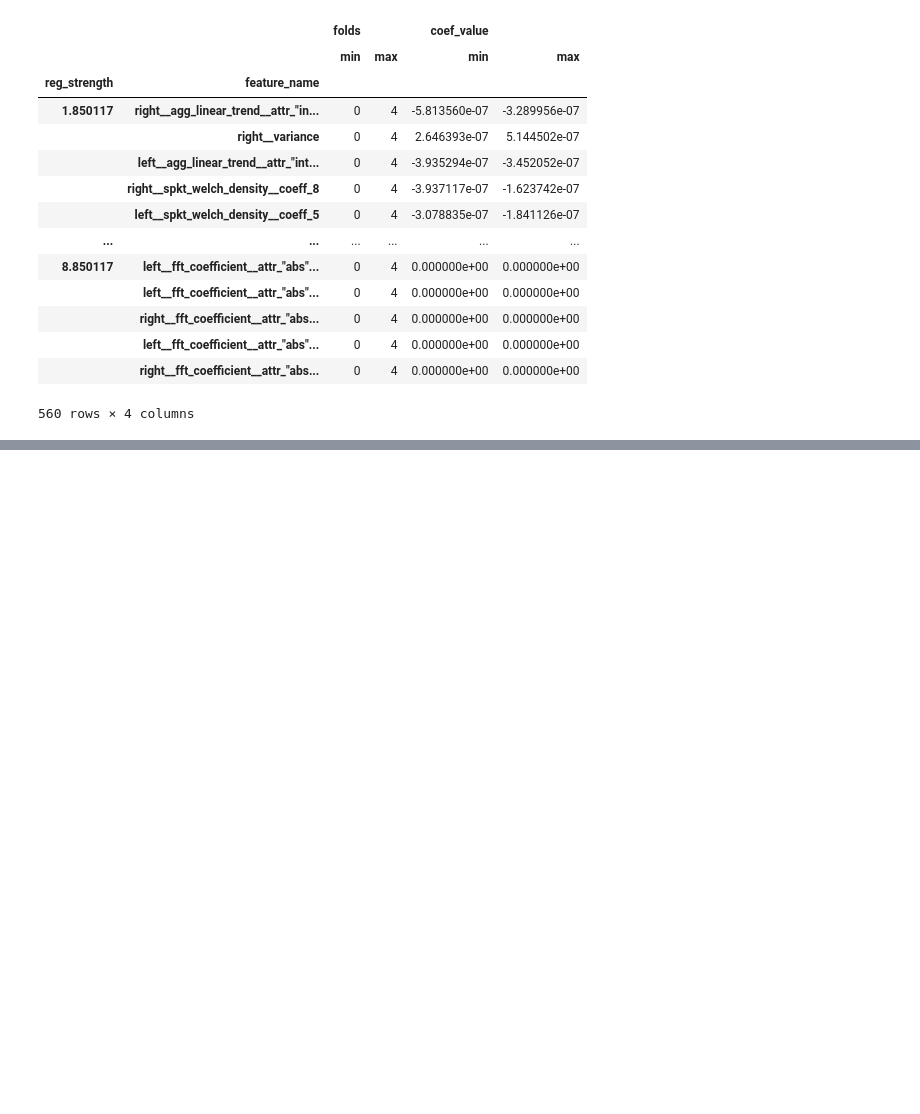
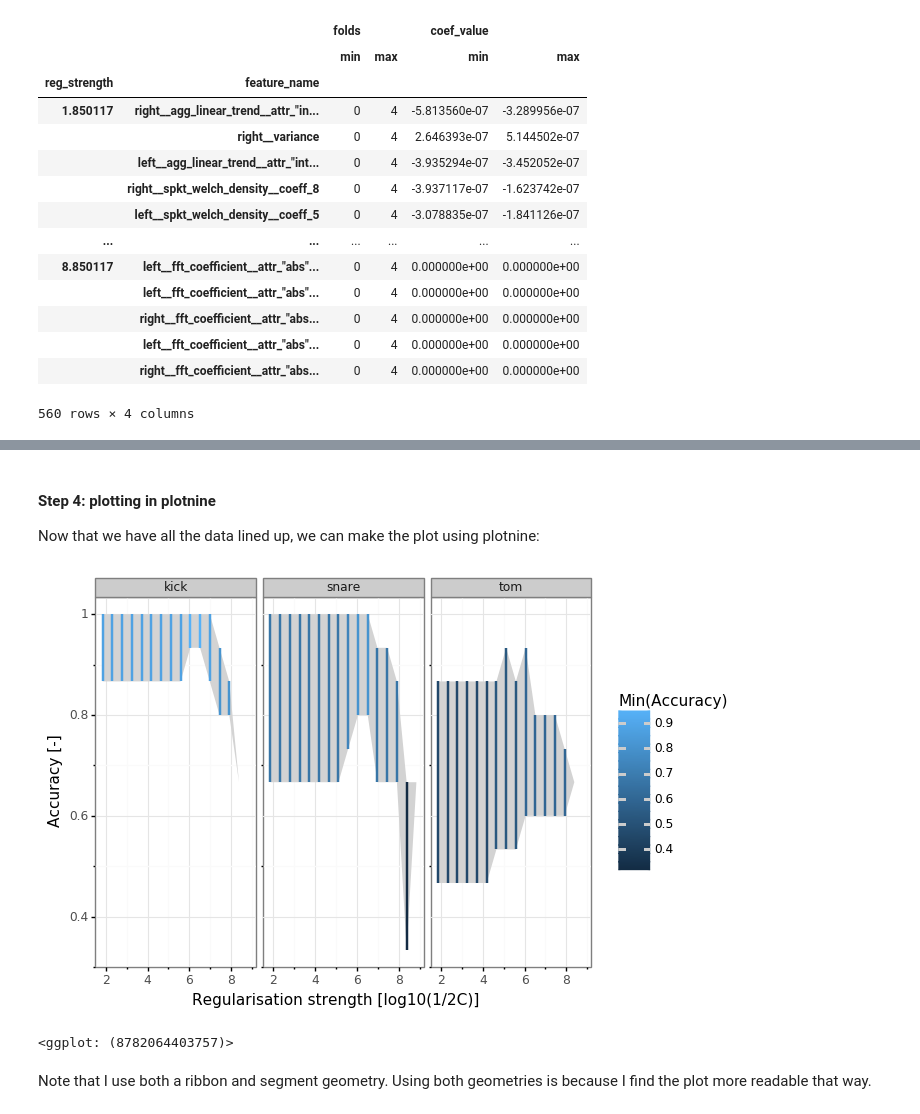
Before and after one commit to PaulHiemstra/lasso_tsfresh_article, a Jupyter notebook: logistic_regression_plots_article.ipynb, the cells around one changed output, grey strips where cells are left out. Cells and saved outputs as stored; diff of their text form; code cells hidden in the pictures; blank space fills up the shorter version.

```diff
--- a/logistic_regression_plots_article.ipynb
+++ b/logistic_regression_plots_article.ipynb
@@ -231,0 +257,9 @@ Note here that I:
+# %%
+def get_data_per_model(cv_results, category):
+    return ndarray_to_long(cv_results.scores_[category],
+                    [range(5), cv_results.Cs_],
+                    ['folds', 'reg_strength'],
+                    value_colname = 'cv_score').assign(model_name = category)
+
+plot_data = pd.concat([get_data_per_model(cv_result, mod) for mod in cv_result.classes_])
+plot_data.head()
@@ -231,0 +278,3 @@ Note here that I:
+# %%
+plot_data = plot_data.assign(reg_strength = np.log10(1/(2*plot_data["reg_strength"].astype('float'))))
+plot_data.head()
@@ -231,0 +291,10 @@ Note here that I:
+# %%
+plot_data = (
+    plot_data
+      .drop(columns=['folds'])
+      .groupby(['reg_strength', 'model_name'])
+      .agg(['min', 'max'])
+)
+plot_data.columns = ['_'.join(col).strip() for col in plot_data.columns.values]     # Collapse MultiIndex in columns
+plot_data = plot_data.reset_index()
+plot_data.head()
@@ -231,0 +308,17 @@ Note here that I:
+# %% [markdown]
+#### Step 4: plotting in plotnine
+Now that we have all the data lined up, we can make the plot using plotnine:
+# %%
+(
+        ggplot(plot_data) +
+          geom_ribbon(aes(x='reg_strength', ymin='cv_score_min', ymax='cv_score_max'), fill='lightgrey') +
+          geom_segment(aes(x='reg_strength', xend='reg_strength', y='cv_score_min', yend='cv_score_max', color='cv_score_min'), size=1) +
+          scale_color_gradient() +
+          facet_wrap('~ model_name') +
+          labs(x='Regularisation strength [log10(1/2C)]', y = 'Accuracy [-]', color='Min(Accuracy)')
+)
+# %% [output]
+[figure, added]
+<ggplot: (8782064403757)>
+# %% [markdown]
+Note that I use both a ribbon and segment geometry. Using both geometries is because I find the plot more readable that way.
```
Also changed, not shown: parts of 34 cells of this notebook, 1 other file.
